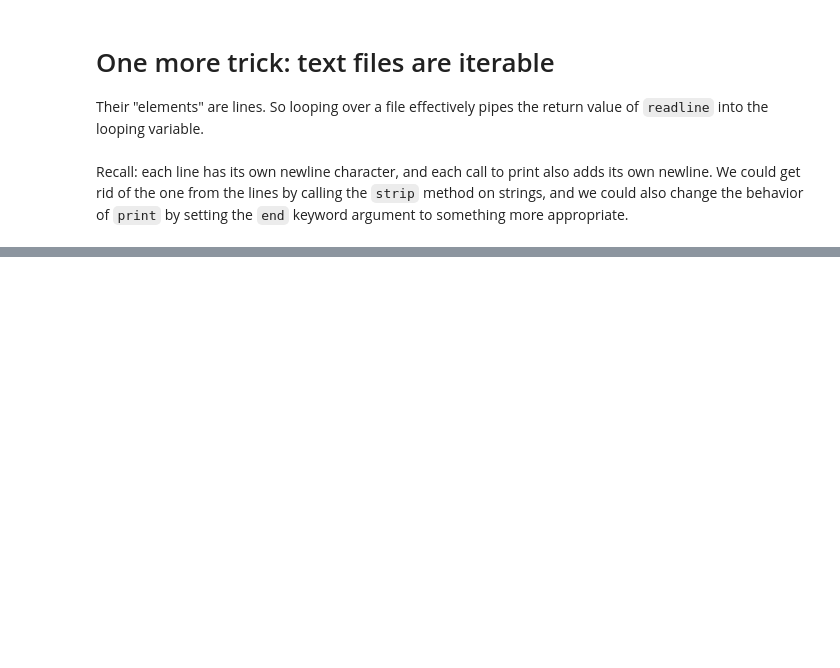
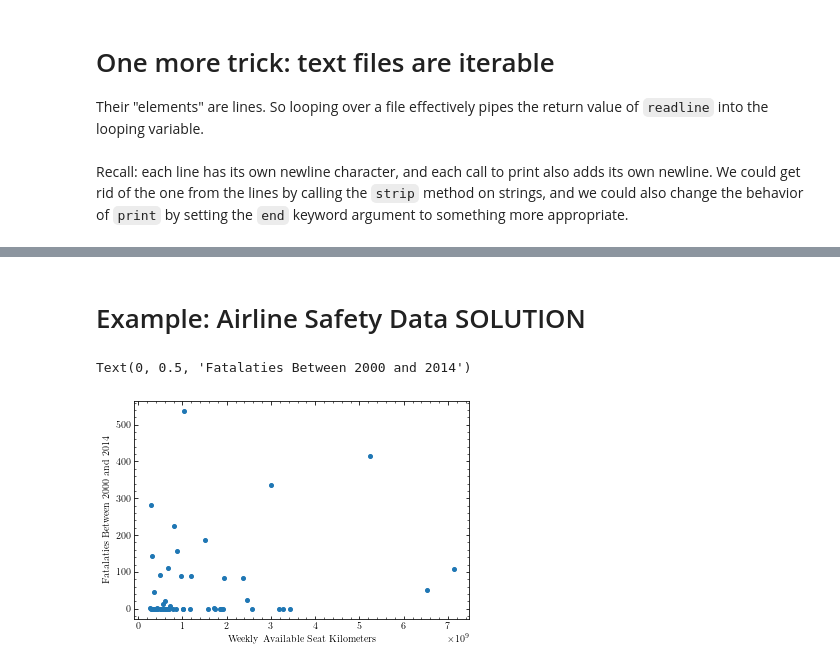
Before and after one commit to PHYS-240/handouts, a Jupyter notebook: 05_File_IO/05_File_IO.ipynb, the cells around one changed output, grey strips where cells are left out. Saved outputs shown, nothing was run; the diff lists cells and outputs as text; code cells hidden in the pictures; blank space fills up the shorter version.

```diff
--- a/05_File_IO/05_File_IO.ipynb
+++ b/05_File_IO/05_File_IO.ipynb
@@ -135,0 +185,42 @@ Recall: each line has its own newline character, and each call to print also add
+# %% [markdown]
+# Example: Airline Safety Data SOLUTION
+# %%
+# open up file read data into a list of strings, and close the file
+f = open('airline_safety.csv', 'r')
+lines = f.read().rstrip().split('\n')
+f.close()
+
+# extract headers (first line of strings)
+headers = lines[0].split(',')
+
+# set up data structure, which will be a list of lists.
+# Each sub-list will contain one column of data
+data = []
+for i in range(len(headers)):
+    data.append([])
+
+# Process the non-header data line by line
+for line in lines[1:]:
+    # break line up by element and plop each datum
+    # into the right list of `data`
+    for i, datum in enumerate(line.split(',')):
+        if i == 0:
+            # zeroth row is a string, so just append the
+            # value with no processing
+            data[i].append(datum)
+        else:
+            # all other rows are just integers, so convert
+            # the to integers before appending
+            data[i].append(int(datum))
+
+# plot everything for funsies (we'll learn about this soon!)
+xs = data[headers.index('avail_seat_km_per_week')]
+ys = data[headers.index('fatalities_00_14')]
+
+import matplotlib.pyplot as plt
+plt.scatter(xs, ys)
+plt.xlabel("Weekly Available Seat Kilometers")
+plt.ylabel("Fatalaties Between 2000 and 2014")
+# %% [output]
+Text(0, 0.5, 'Fatalaties Between 2000 and 2014')
+[figure, added]
```
Also changed, not shown: parts of 7 cells of this notebook, 1 other file.
